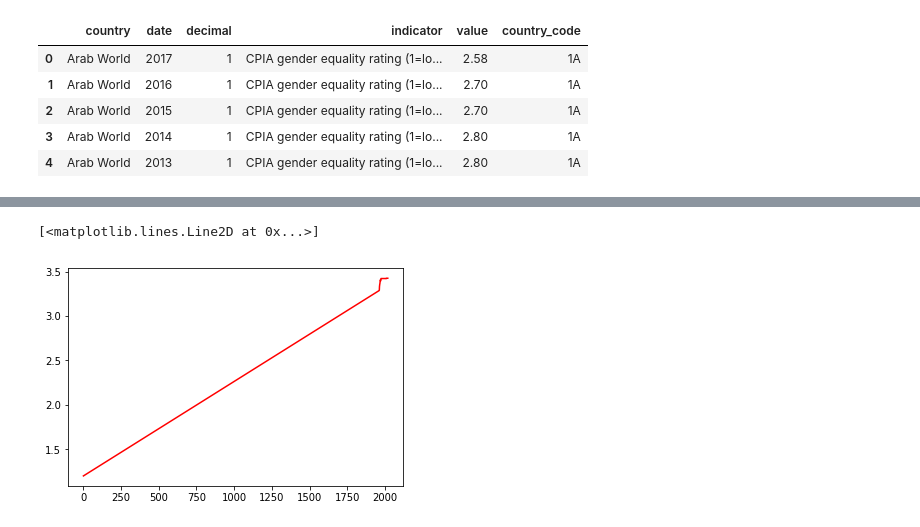
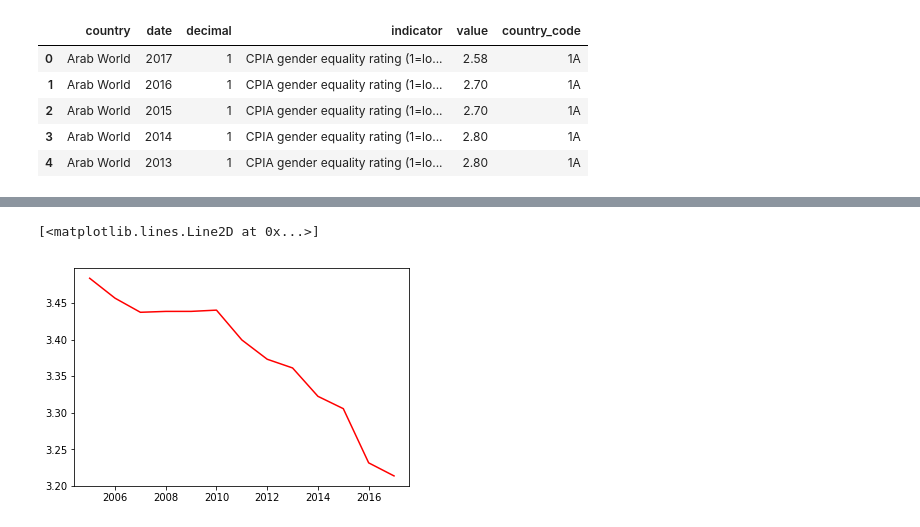
Before and after one commit to omar-d/EPA-WB-Equity, a Jupyter notebook: Deelvraag_1.ipynb, the cells around one changed output, grey strips where cells are left out. Saved outputs shown, nothing was run; the diff lists cells and outputs as text; code cells hidden in the pictures.

```diff
--- a/Deelvraag_1.ipynb
+++ b/Deelvraag_1.ipynb
@@ -46,15 +48,15 @@ def getYears15(name):
 # %%
 # Dataframe per category with all countries
 #CPIA_all = pd.DataFrame(wbdata.get_data("IQ.CPA.GNDR.XQ"))
-CPIA_all = clean("IQ.CPA.GNDR.XQ")
-CPIA_all = fillna(CPIA_all)
+GEI_all = clean("IQ.CPA.GNDR.XQ")
+#GEI_all = fillna(CPIA_all)
 
 # Filter the dataset on year and on country code which are not numeric
-CPIA_all_year_alpha = CPIA_all.loc[(CPIA_all['date'] == 2017) & (CPIA_all.country_code.str.isalpha())]
-CPIA_OnlyCountries = CPIA_all_year_alpha[17:]
+GEI_all_year_alpha = GEI_all.loc[(GEI_all['date'] == 2017) & (GEI_all.country_code.str.isalpha())]
+GEI_OnlyCountries = GEI_all_year_alpha[17:]
 
 #sort the countries by 'value' (their rating) and only show the Top 15
-CPIA_worst15 = CPIA_OnlyCountries.sort_values(by='value', ascending=True)[:15]
+GEI_worst15 = GEI_OnlyCountries.sort_values(by='value', ascending=True)[:15]
 # %%
 #Set column 'value' as type 'float' and round the value to zero decimals
 # CPIA_all['value'] = CPIA_all.value.astype(float).round(1)
@@ -227,8 +229,13 @@ CPIA_all.head()
 | 4 | Arab World | 2013 | 1 | CPIA gender equality rating (1=lo... | 2.80 | 1A |
 # %%
 #df[1] = pd.DataFrame(CPIA_all.date.unique())
-df = pd.DataFrame(CPIA_all.groupby('date').value.mean())
-df.head()
+df = pd.DataFrame(GEI_all.groupby('date').value.mean())
+GEI_all['date'] = GEI_all['date'].astype(int)
+df['date2'] = GEI_all.date.sort_values(ascending = True).unique()
+df['date2'] = df['date2'].astype(int)
+df.date2.values
+
+
 
 # df = pd.DataFrame(CPIA_all.value.mean())
 # df.head()
@@ -291,21 +288,21 @@ df.head()
 # %%
 # CPIA_all['date'] = df['date'].astype(int)
 # CPIA_all['value'] = df['value'].astype(float)
 
 # ldate = df['date'].values
 # lvalue = df['value'].values
 # dfList = df['one'].tolist()
 
-ldate = CPIA_all.date.unique()
-lvalue = df['value'].values
+ldate = df.date2.values
+lvalue = df.value.values
 
 z = np.polyval((np.polyfit(ldate, lvalue, 1)), 1)
 new_value = np.append(lvalue, z)
-new_date = np.append(ldate, 1)
+new_date = np.append(ldate, 13)
 
-#plt.bar(new_assignment, new_value)
+#plt.bar(new_date, new_value)
 plt.plot(new_date, new_value, color = "red")
 #plt.xticks(np.arange(1960, 2030, step = 10))
 # %% [output]
 [<matplotlib.lines.Line2D at 0x...>]
-[figure, old version]
+[figure, new version]
```
Also changed, not shown: parts of 11 cells of this notebook.
